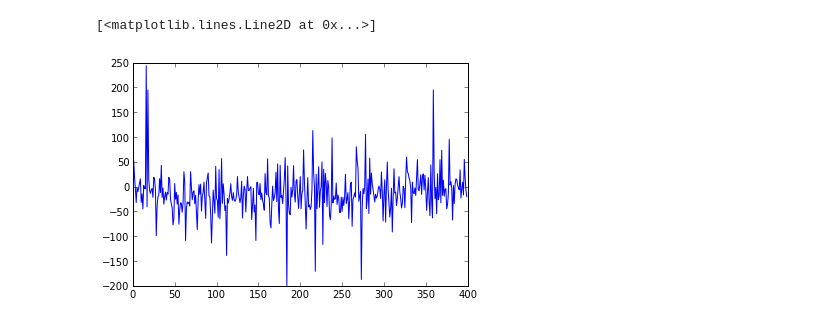
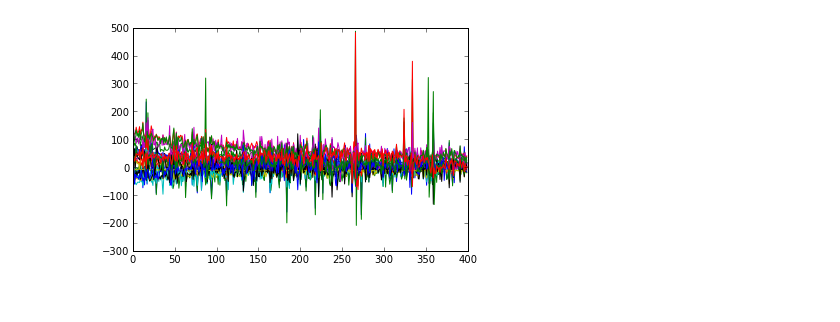
Before and after one commit to MateoJimenez19/Tarea_5-, a Jupyter notebook: Tarea5_1.ipynb, the cells around one changed output. Saved outputs shown, nothing was run; the diff lists cells and outputs as text; code cells hidden in the pictures.

```diff
--- a/Tarea5_1.ipynb
+++ b/Tarea5_1.ipynb
@@ -23,5 +15,6 @@ serie1 = datos[:,1]
-# %%
-plot(serie1)
-# %% [output]
-[<matplotlib.lines.Line2D at 0x...>]
-[figure, removed]
+# %%
+for i in range(24):
+    senali = datos[:,i]
+    plot(senali)
+# %% [output]
+[figure, added]
```
Also changed, not shown: parts of 11 cells of this notebook.
